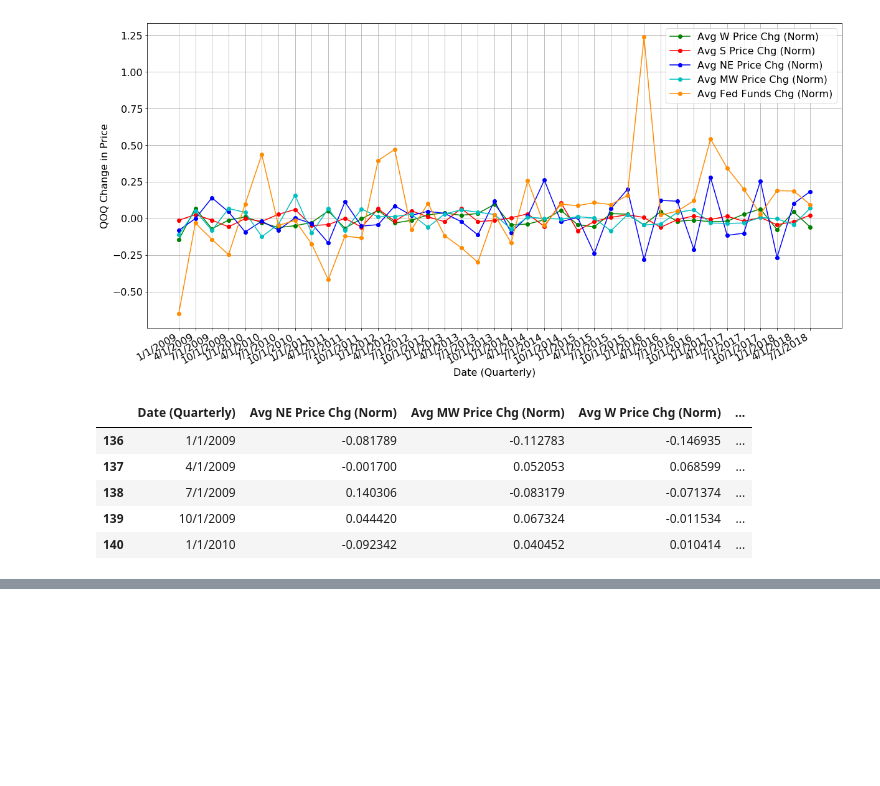
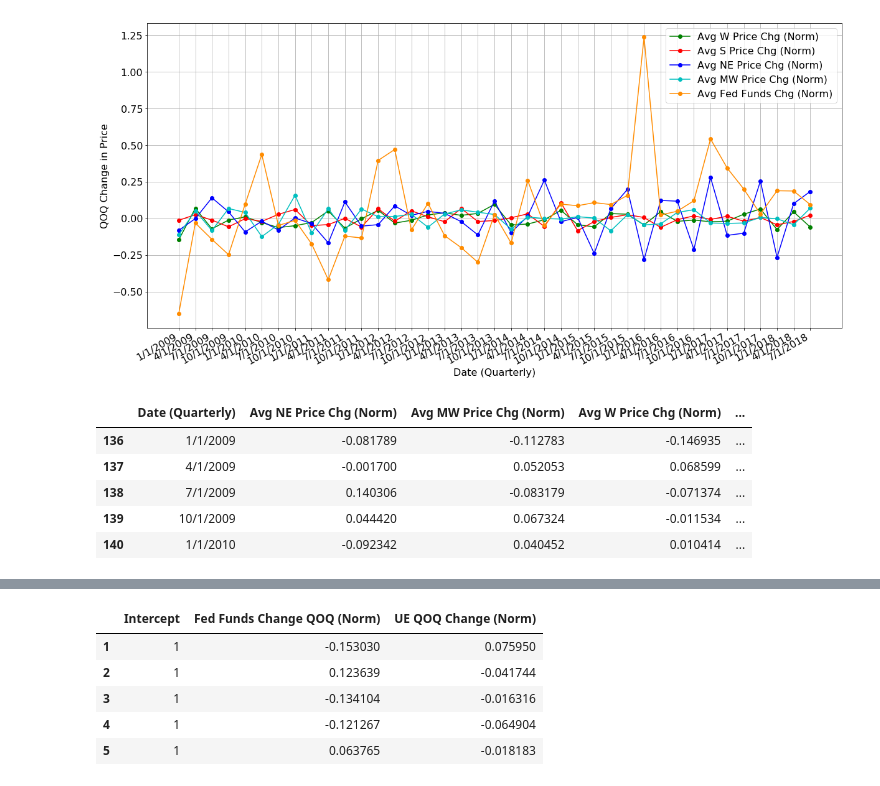
Before and after one commit to tmcbeth/Project-1---Group-3, a Jupyter notebook: InterestRatesTM.ipynb, the cells around one changed output, grey strips where cells are left out. Cells and saved outputs as stored; diff of their text form; code cells hidden in the pictures; blank space fills up the shorter version.

```diff
--- a/InterestRatesTM.ipynb
+++ b/InterestRatesTM.ipynb
@@ -593,0 +633,16 @@ sns.pairplot(regional_Fed_Funds_10yr_delcol)
+# %%
+# Regression on QOQ (norms)
+
+reg_inputs=mult_reg_file[["Fed Funds Change QOQ (Norm)","UE QOQ Change (Norm)"]]
+reg_outputs=mult_reg_file[["Housing NE Change QOQ (Norm)"]]
+reg_inputs2 = reg_inputs
+reg_inputs2.insert(0,"Intercept",1)
+reg_inputs2_df = pd.DataFrame(reg_inputs2)
+reg_inputs2_df.head()
+# %% [output]
+|  | Intercept | Fed Funds Change QOQ (Norm) | UE QOQ Change (Norm) |
+| 1 | 1 | -0.153030 | 0.075950 |
+| 2 | 1 | 0.123639 | -0.041744 |
+| 3 | 1 | -0.134104 | -0.016316 |
+| 4 | 1 | -0.121267 | -0.064904 |
+| 5 | 1 | 0.063765 | -0.018183 |
```
Also changed, not shown: parts of 11 cells of this notebook, 1 other file.
